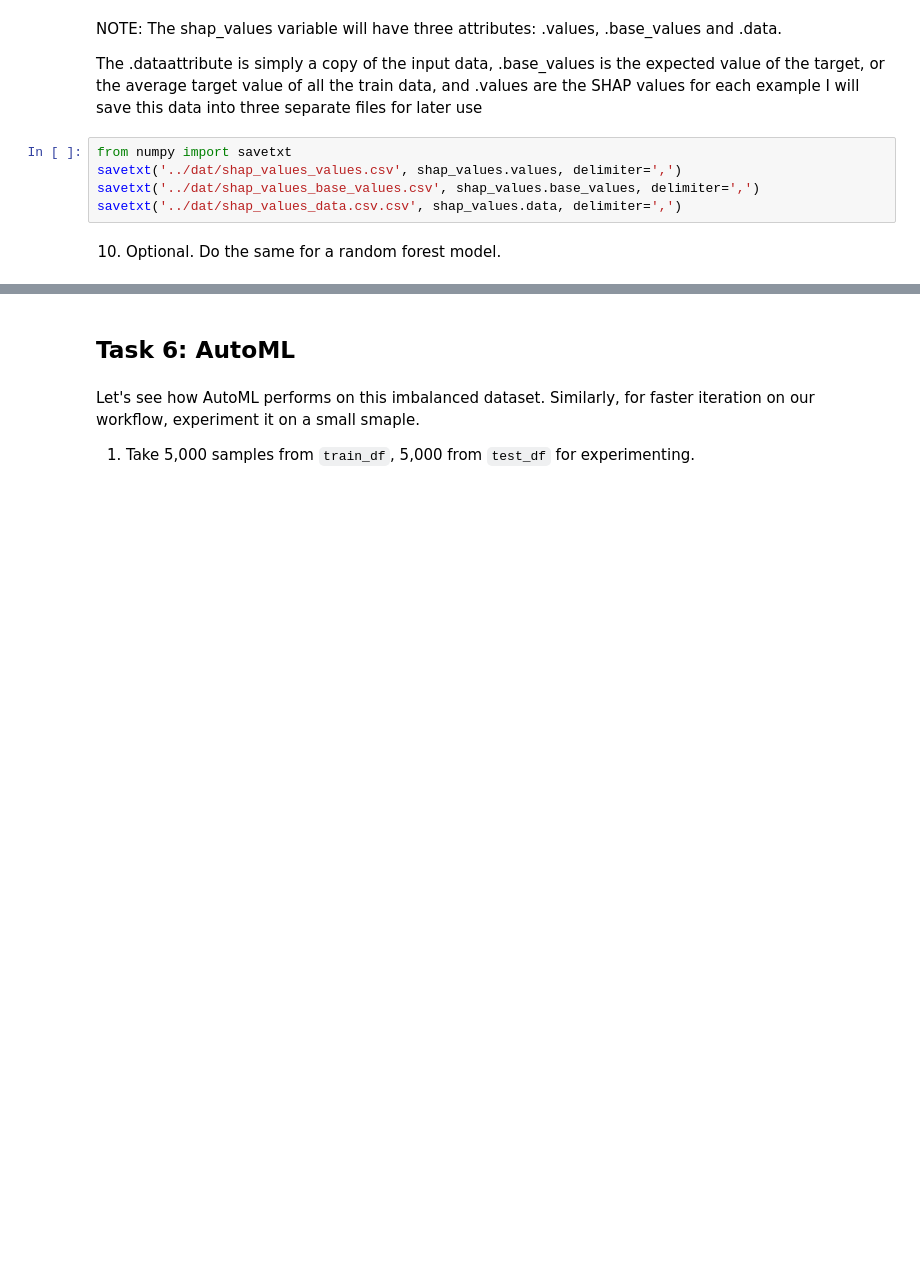
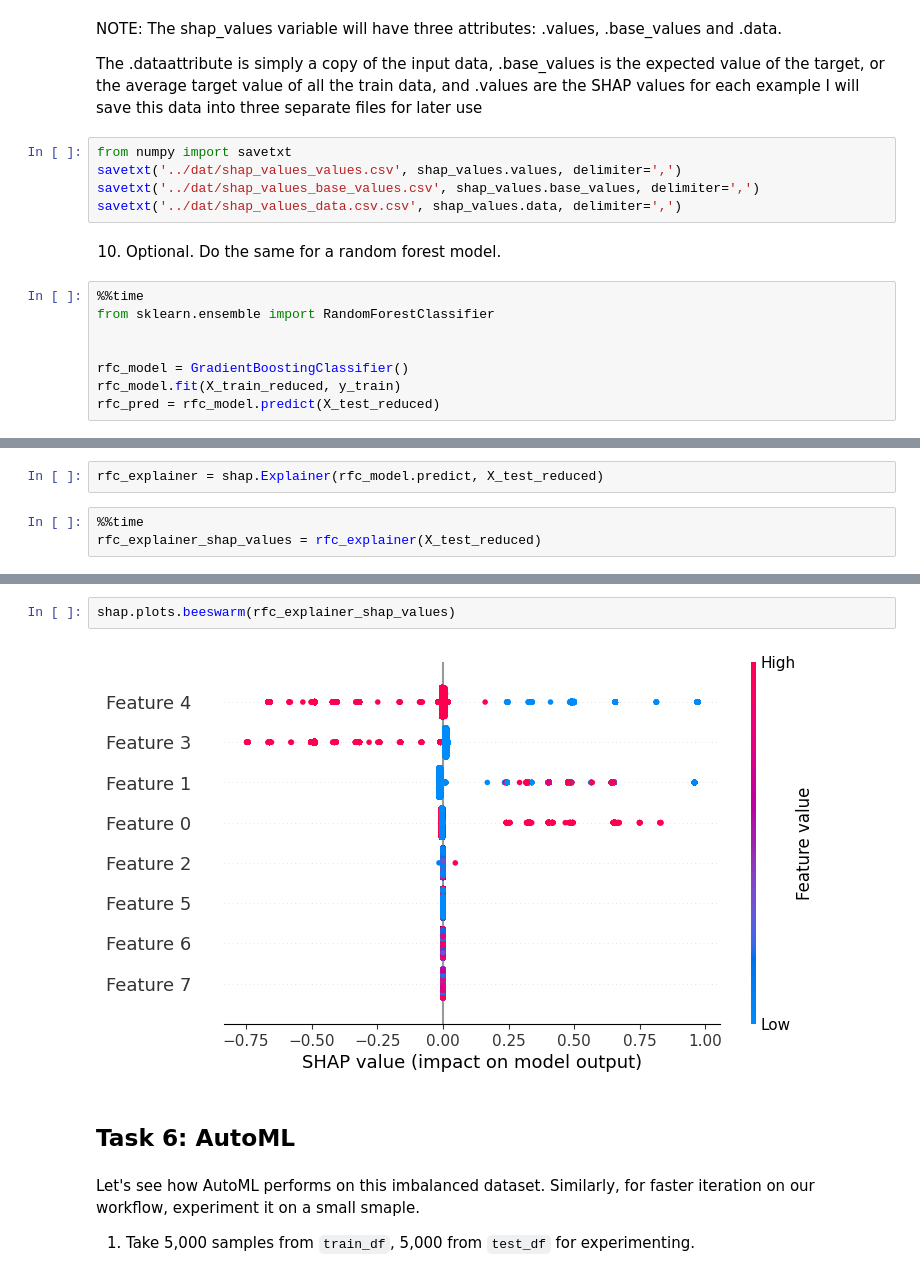
Before and after one commit to draganostojic/MLE-10, a Jupyter notebook: assignments/week-06-supervised-ml/nb/electronics-purchase-prediction.ipynb, the cells around one changed output, grey strips where cells are left out. Saved outputs shown, nothing was run; the diff lists cells and outputs as text; blank space fills up the shorter version.

```diff
--- a/assignments/week-06-supervised-ml/nb/electronics-purchase-prediction.ipynb
+++ b/assignments/week-06-supervised-ml/nb/electronics-purchase-prediction.ipynb
@@ -592,3 +592,11 @@ savetxt('../dat/shap_values_base_values.csv', shap_values.base_values, delimiter
 savetxt('../dat/shap_values_data.csv.csv', shap_values.data, delimiter=',')
 # %% [markdown]
 10. Optional. Do the same for a random forest model.
+# %%
+%%time
+from sklearn.ensemble import RandomForestClassifier
+
+
+rfc_model = GradientBoostingClassifier()
+rfc_model.fit(X_train_reduced, y_train)
+rfc_pred = rfc_model.predict(X_test_reduced)
@@ -594,0 +616,5 @@ savetxt('../dat/shap_values_data.csv.csv', shap_values.data, delimiter=',')
+# %%
+rfc_explainer = shap.Explainer(rfc_model.predict, X_test_reduced)
+# %%
+%%time
+rfc_explainer_shap_values = rfc_explainer(X_test_reduced)
@@ -595,3 +624,7 @@ savetxt('../dat/shap_values_data.csv.csv', shap_values.data, delimiter=',')
+# %%
+shap.plots.beeswarm(rfc_explainer_shap_values)
+# %% [output]
+[figure, added]
 # %% [markdown]
 ## Task 6: AutoML
 # %% [markdown]
```
Also changed, not shown: parts of 6 cells of this notebook.
